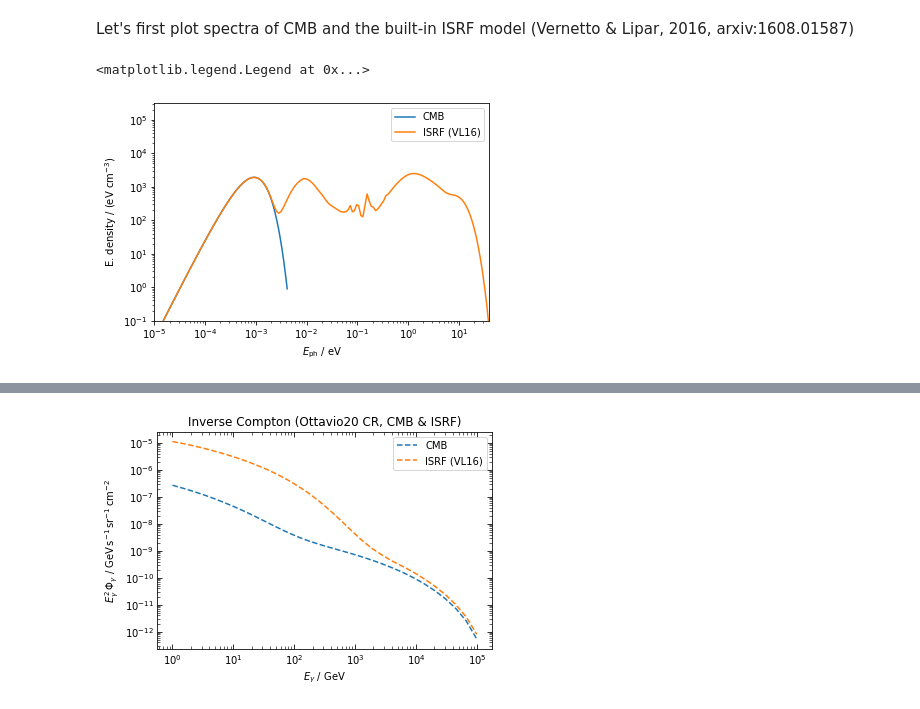
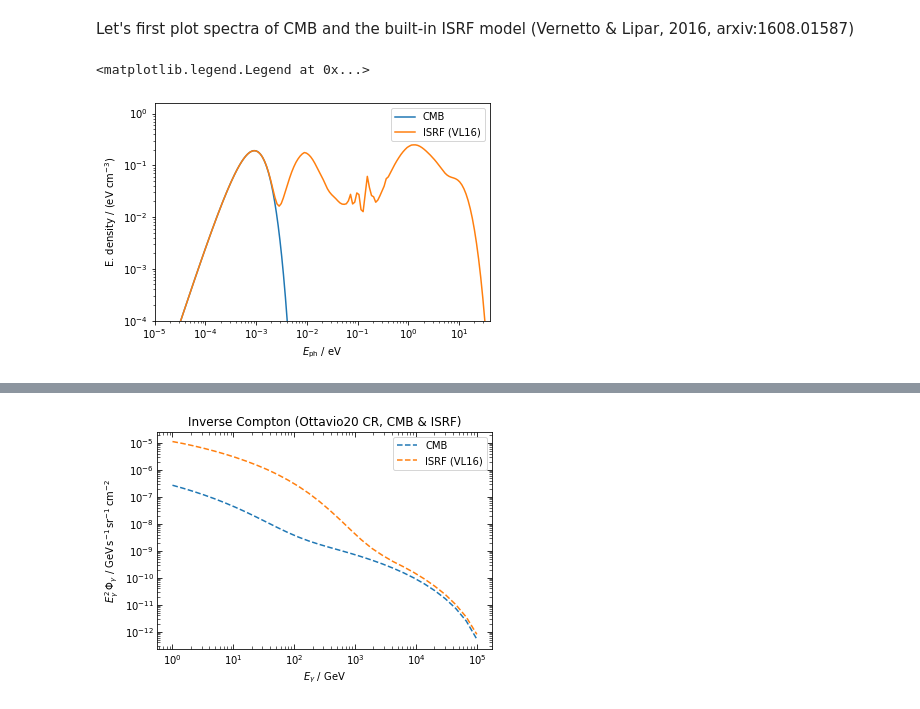
Before and after one commit to cosmicrays/hermes-examples, a Jupyter notebook: jupyter/e3-ic-dragon2d.ipynb, the cells around one changed output, grey strips where cells are left out. Drawn from its saved outputs; the diff is of its cells as text; code cells hidden in the pictures.

```diff
--- a/jupyter/e3-ic-dragon2d.ipynb
+++ b/jupyter/e3-ic-dragon2d.ipynb
@@ -20,21 +20,20 @@ photonfields = {
 # %%
 sun_pos = Vector3QLength(8.0*kpc, 0*pc, 0*pc)
 
 for name, field in photonfields.items():
     energies = np.array(field.getEnergyAxis()) # one can go more dense than this if needed, see doc/source
     energyDensities = np.array(
         [field.getEnergyDensity(sun_pos, E) for E in energies])
-
-    plt.loglog(energies/eV, energyDensities/eV*cm, label=name)
+    plt.loglog(energies/eV, energyDensities/eV*cm3, '-', label=name)
 
 plt.xlabel(r'$E_\mathrm{ph}$ / eV')
 plt.ylabel(r'E. density / (eV $\mathrm{cm}^{-3}$)')
-plt.ylim(10**(-1), 10**5.5)
+plt.ylim(10**(-4), 10**(0.2))
 plt.xlim(10**(-5), 10**1.6)
 plt.legend()
 # %% [output]
 <matplotlib.legend.Legend at 0x...>
-[figure, old version]
+[figure, new version]
 # %%
 nside = 128 # in general, for IC, it is not needed more than 128
 # %%
```
Also changed, not shown: parts of 2 cells of this notebook, 1 other file.
